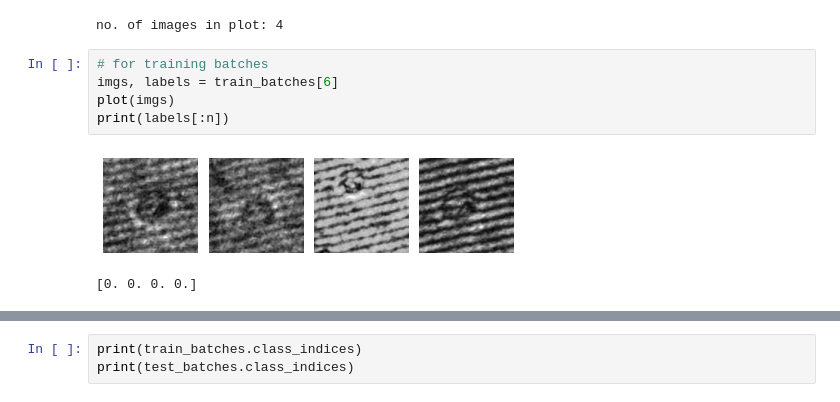
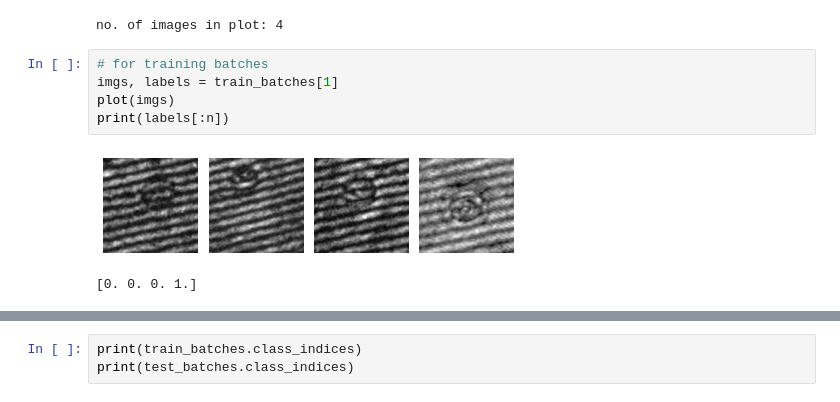
Before and after one commit to Neon-11/Cell_classifiaction, a Jupyter notebook: Inception_modules.ipynb, the cells around one changed output, grey strips where cells are left out. Drawn from its saved outputs; the diff is of its cells as text.

```diff
--- a/Inception_modules.ipynb
+++ b/Inception_modules.ipynb
@@ -145,12 +142,12 @@ def plot(img_arr):
 no. of images in plot: 4
 # %%
 # for training batches
-imgs, labels = train_batches[6]
+imgs, labels = train_batches[1]
 plot(imgs)
 print(labels[:n])
 # %% [output]
-[figure, old version]
+[figure, new version]
-[0. 0. 0. 0.]
+[0. 0. 0. 1.]
 # %%
 # for validation batches
 imgs, labels = validation_batches[2]
```
Also changed, not shown: parts of 9 cells of this notebook, 3 other files.
